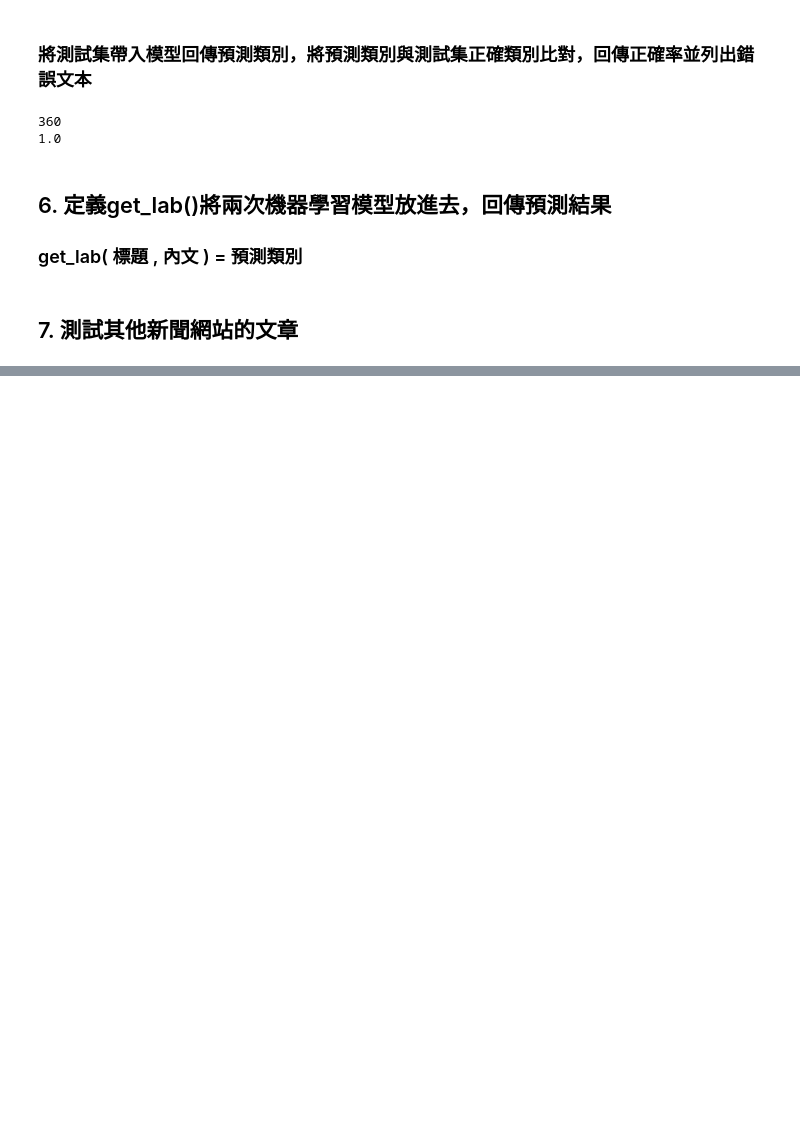
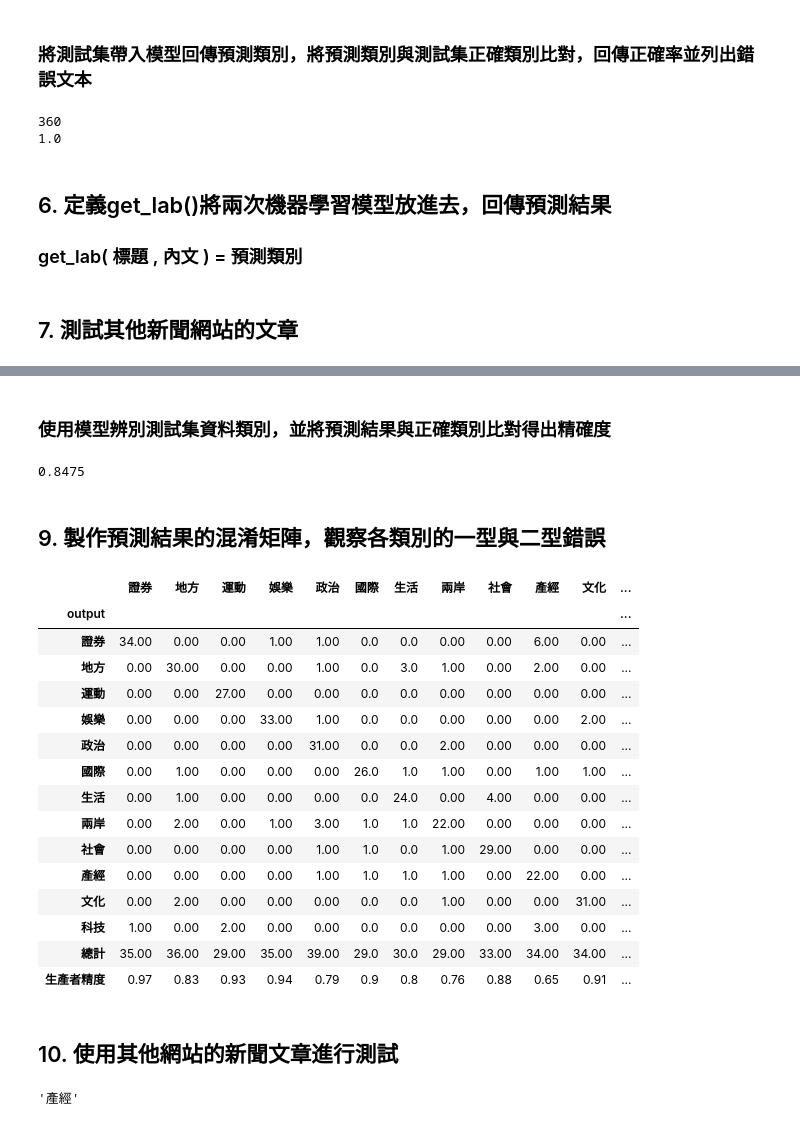
Before and after one commit to catxxx591/news, a Jupyter notebook: learnnews.ipynb, the cells around one changed output, grey strips where cells are left out. Saved outputs shown, nothing was run; the diff lists cells and outputs as text; code cells hidden in the pictures; blank space fills up the shorter version.

```diff
--- a/learnnews.ipynb
+++ b/learnnews.ipynb
@@ -839,0 +820,3 @@ dict_values(['兩岸'])
+# %%
+test_features = [get_top2(i[0],top=250,get=30) for i in test_set ]
+test_labs = [i[1] for i in test_set ]
@@ -839,0 +829,3 @@ dict_values(['兩岸'])
+# %%
+mlp = MLPClassifier(hidden_layer_sizes=(30,30,30), activation='logistic', max_iter = 2000)
+mlp.fit(train_features,train_labs)
@@ -839,0 +840,64 @@ dict_values(['兩岸'])
+# %%
+#[mlp.predict(i[0]) for i in test_set if i[1]=='文化']
+Confusion = []
+for n in range(0,len(list(mlp.predict(test_features)))):
+    Confusion.append([list(mlp.predict(test_features))[n],test_labs[n]])
+# %% [markdown]
+### 使用模型辨別測試集資料類別，並將預測結果與正確類別比對得出精確度
+# %%
+a = (mlp.predict(test_features) == test_labs)
+len([i for i in a if i==True])/len(a)
+# %% [output]
+0.8475
+# %% [markdown]
+## 9. 製作預測結果的混淆矩陣，觀察各類別的一型與二型錯誤
+# %%
+Confusion_dic={}
+for k in txt_fwords.keys():
+    Matrix={}
+    count = []
+    for kk in txt_fwords.keys():
+        Matrix[kk] =  [i[0] for i in Confusion if i[1]==k].count(kk)
+        filt = [i[0] for i in Confusion if i[1]==k]
+        i = filt.count(kk)
+
+        count.append(i)
+    Confusion_dic[k] = count
+#print(Confusion_dic)
+# %%
+Confusion_Matrix = pd.DataFrame(list(Confusion_dic.values()),index=txt_fwords.keys(),columns=txt_fwords.keys())
+Confusion_Matrix.reset_index(inplace=True)
+Confusion_Matrix.rename(columns={'index':'output'},inplace=True)
+Confusion_Matrix.set_index('output',inplace=True)
+Confusion_Matrix.loc['總計']=Confusion_Matrix.iloc[:,:].sum()
+
+Confusion_Matrix['總計'] = [d.sum() for i,d in Confusion_Matrix.iterrows()]
+Confusion_Matrix['錯誤'] = [d[-1]-d[i] for i,d in Confusion_Matrix.iterrows() ]
+Confusion_Matrix.loc['錯誤']=0
+Confusion_Matrix.loc['錯誤'] = [i[1][-2]-Confusion_Matrix.loc[i[0],i[0]] for i in Confusion_Matrix.iteritems()]
+
+Confusion_Matrix.loc['總計']=Confusion_Matrix.iloc[:-2,:].sum()
+Confusion_Matrix['總計'] = [d[:-2].sum() for i,d in Confusion_Matrix.iterrows()]
+Confusion_Matrix.loc['生產者精度']=0
+Confusion_Matrix.loc['生產者精度']=[round(1-(i[1][-2]/i[1][-3]),2) if i[1][-3] != 0 else 0 for i in Confusion_Matrix.iteritems() ]
+Confusion_Matrix['精確度'] = 1-round((Confusion_Matrix['錯誤']/Confusion_Matrix['總計']),2)
+Confusion_Matrix.drop(index='錯誤',inplace=True)
+Confusion_Matrix.iloc[-1,-2:]=None
+Confusion_Matrix
+# %% [output]
+|  | 證券 | 地方 | 運動 | 娛樂 | 政治 | 國際 | 生活 | 兩岸 | 社會 | 產經 | 文化 | ... |
+| output |  |  |  |  |  |  |  |  |  |  |  | ... |
+| 證券 | 34.00 | 0.00 | 0.00 | 1.00 | 1.00 | 0.0 | 0.0 | 0.00 | 0.00 | 6.00 | 0.00 | ... |
+| 地方 | 0.00 | 30.00 | 0.00 | 0.00 | 1.00 | 0.0 | 3.0 | 1.00 | 0.00 | 2.00 | 0.00 | ... |
+| 運動 | 0.00 | 0.00 | 27.00 | 0.00 | 0.00 | 0.0 | 0.0 | 0.00 | 0.00 | 0.00 | 0.00 | ... |
+| 娛樂 | 0.00 | 0.00 | 0.00 | 33.00 | 1.00 | 0.0 | 0.0 | 0.00 | 0.00 | 0.00 | 2.00 | ... |
+| 政治 | 0.00 | 0.00 | 0.00 | 0.00 | 31.00 | 0.0 | 0.0 | 2.00 | 0.00 | 0.00 | 0.00 | ... |
+| 國際 | 0.00 | 1.00 | 0.00 | 0.00 | 0.00 | 26.0 | 1.0 | 1.00 | 0.00 | 1.00 | 1.00 | ... |
+| 生活 | 0.00 | 1.00 | 0.00 | 0.00 | 0.00 | 0.0 | 24.0 | 0.00 | 4.00 | 0.00 | 0.00 | ... |
+| 兩岸 | 0.00 | 2.00 | 0.00 | 1.00 | 3.00 | 1.0 | 1.0 | 22.00 | 0.00 | 0.00 | 0.00 | ... |
+| 社會 | 0.00 | 0.00 | 0.00 | 0.00 | 1.00 | 1.0 | 0.0 | 1.00 | 29.00 | 0.00 | 0.00 | ... |
+| 產經 | 0.00 | 0.00 | 0.00 | 0.00 | 1.00 | 1.0 | 1.0 | 1.00 | 0.00 | 22.00 | 0.00 | ... |
+| 文化 | 0.00 | 2.00 | 0.00 | 0.00 | 0.00 | 0.0 | 0.0 | 1.00 | 0.00 | 0.00 | 31.00 | ... |
+| 科技 | 1.00 | 0.00 | 2.00 | 0.00 | 0.00 | 0.0 | 0.0 | 0.00 | 0.00 | 3.00 | 0.00 | ... |
+| 總計 | 35.00 | 36.00 | 29.00 | 35.00 | 39.00 | 29.0 | 30.0 | 29.00 | 33.00 | 34.00 | 34.00 | ... |
+| 生產者精度 | 0.97 | 0.83 | 0.93 | 0.94 | 0.79 | 0.9 | 0.8 | 0.76 | 0.88 | 0.65 | 0.91 | ... |
@@ -839,0 +906,2 @@ dict_values(['兩岸'])
+# %% [markdown]
+## 10. 使用其他網站的新聞文章進行測試
@@ -839,0 +933,4 @@ dict_values(['兩岸'])
+# %%
+predict_lab(test_news)
+# %% [output]
+'產經'
```
Also changed, not shown: parts of 28 cells of this notebook, 3 other files.
